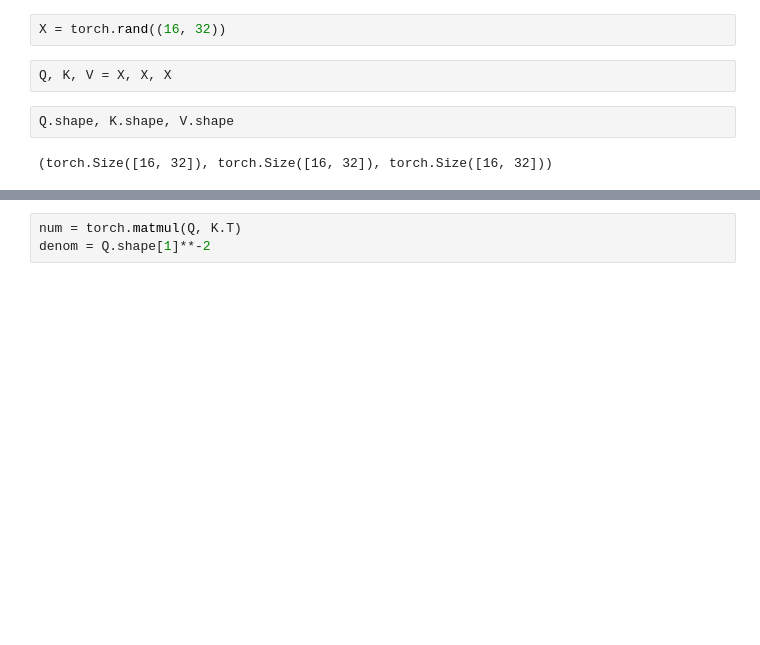
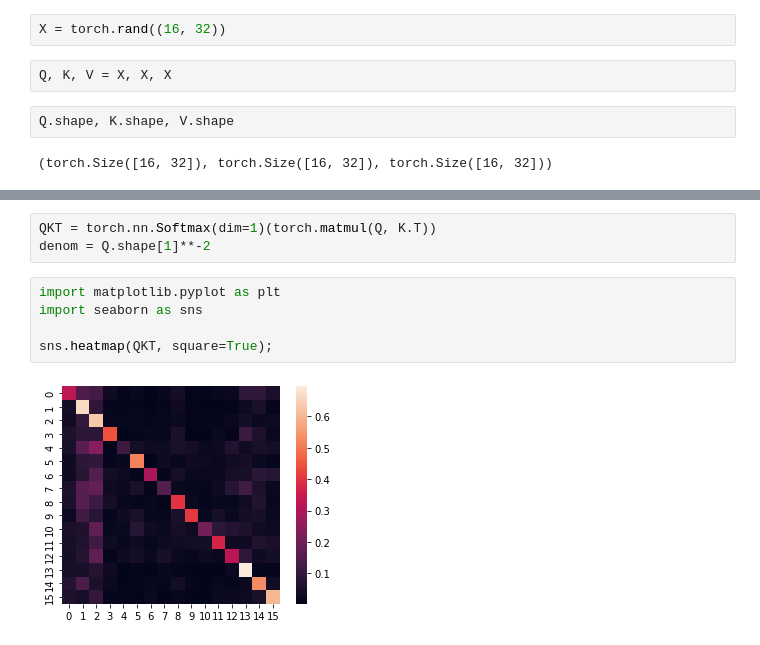
Before and after one commit to ahmedsamirio/transformers, a Jupyter notebook: attention-is-all-you-need.ipynb, the cells around one changed output, grey strips where cells are left out. Drawn from its saved outputs; the diff is of its cells as text; blank space fills up the shorter version.

```diff
--- a/attention-is-all-you-need.ipynb
+++ b/attention-is-all-you-need.ipynb
@@ -47,5 +47,12 @@ Q.shape, K.shape, V.shape
 # %% [markdown]
 ![sda](https://www.tutorialexample.com/wp-content/uploads/2020/10/Scaled-Dot-Product-Attention.png)
 # %%
-num = torch.matmul(Q, K.T)
+QKT = torch.nn.Softmax(dim=1)(torch.matmul(Q, K.T))
 denom = Q.shape[1]**-2
+# %%
+import matplotlib.pyplot as plt
+import seaborn as sns
+
+sns.heatmap(QKT, square=True);
+# %% [output]
+[figure, added]
```
Also changed, not shown: parts of 79 cells of this notebook.
